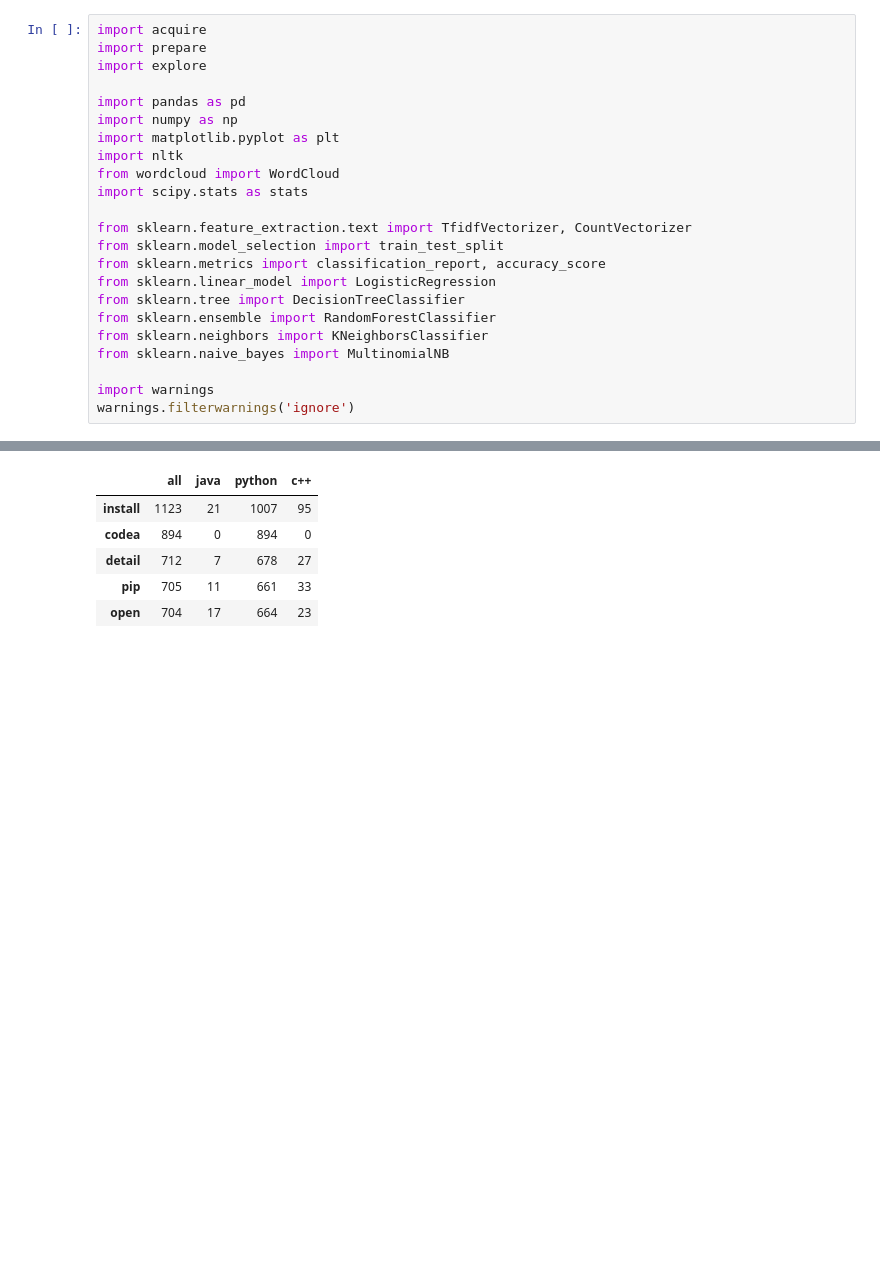
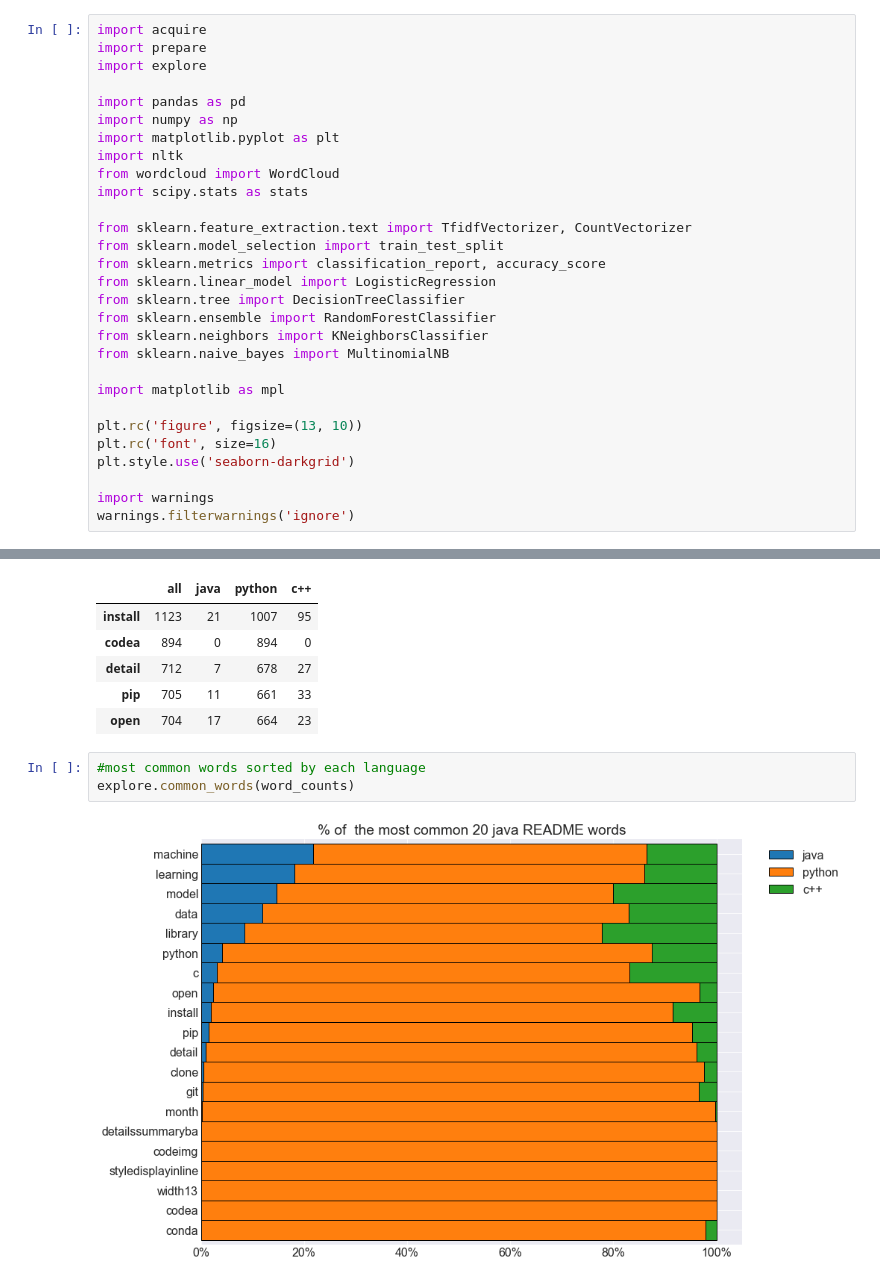
Before and after one commit to brandyn-oliver-jesse-nlp/github-readme-languages, a Jupyter notebook: final_notebook.ipynb, the cells around one changed output, grey strips where cells are left out. Cells and saved outputs as stored; diff of their text form; blank space fills up the shorter version.

Commit message:
add a common words bar plot

```diff
--- a/final_notebook.ipynb
+++ b/final_notebook.ipynb
@@ -19,6 +19,12 @@ from sklearn.ensemble import RandomForestClassifier
 from sklearn.neighbors import KNeighborsClassifier
 from sklearn.naive_bayes import MultinomialNB
 
+import matplotlib as mpl
+
+plt.rc('figure', figsize=(13, 10))
+plt.rc('font', size=16)
+plt.style.use('seaborn-darkgrid')
+
 import warnings
 warnings.filterwarnings('ignore')
 # %% [markdown]
@@ -82,3 +88,8 @@ word_counts.sort_values(by='all', ascending=False).head()
 | detail | 712 | 7 | 678 | 27 |
 | pip | 705 | 11 | 661 | 33 |
 | open | 704 | 17 | 664 | 23 |
+# %%
+#most common words sorted by each language
+explore.common_words(word_counts)
+# %% [output]
+[figure, added]
```
Also changed, not shown: parts of 1 cell of this notebook.
